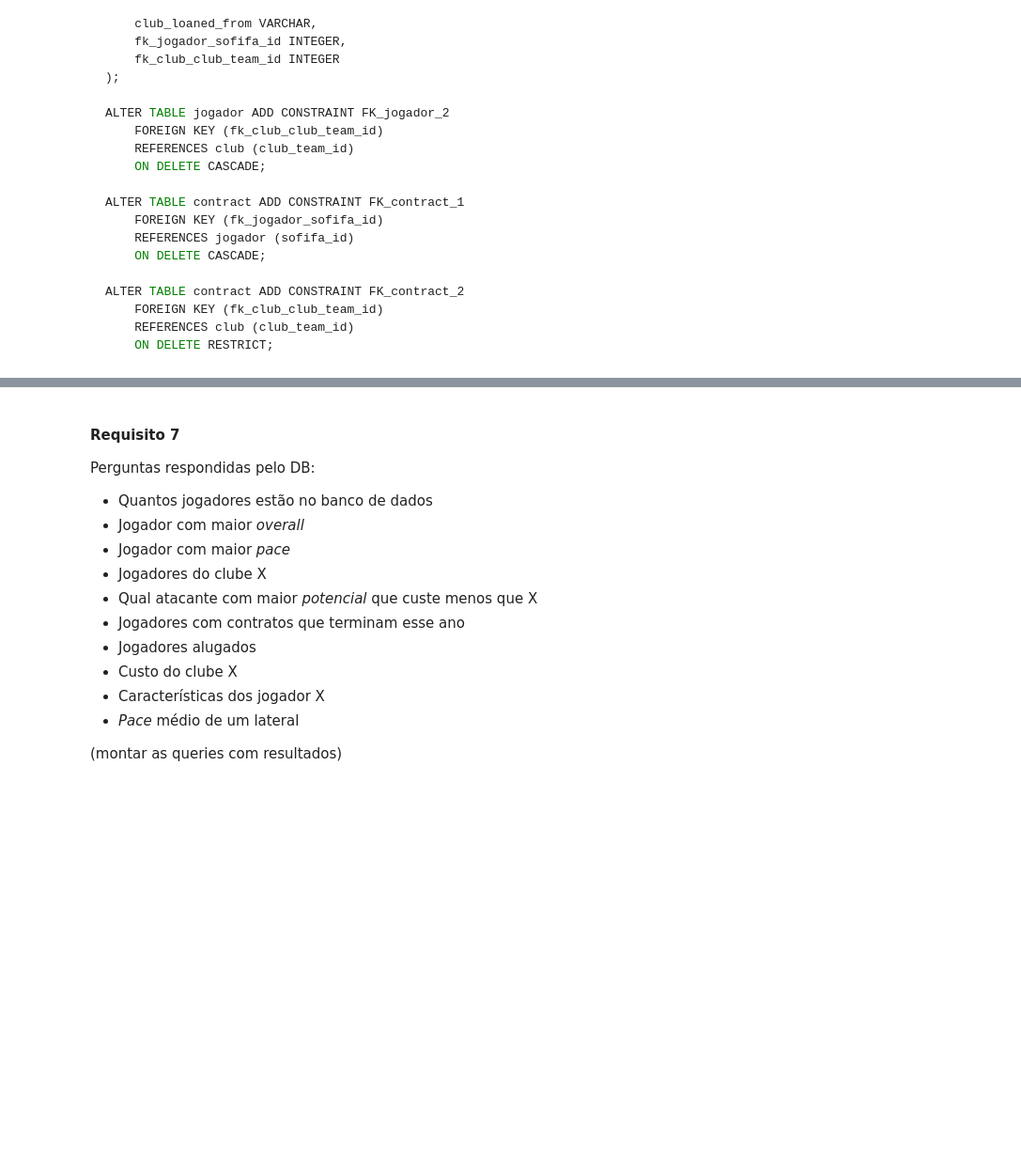
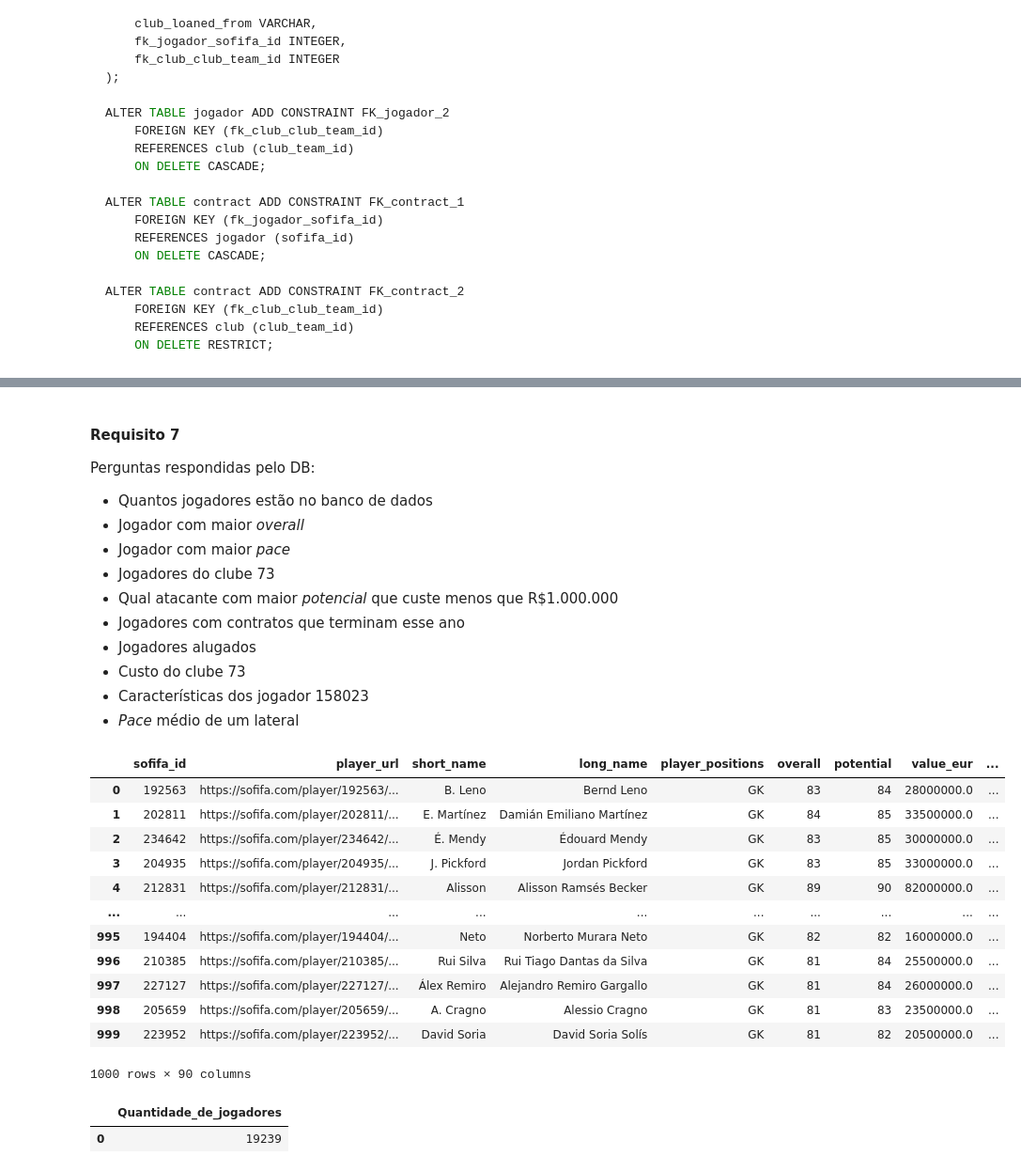
Before and after one commit to gutessitore/PUC, a Jupyter notebook: Banco de Dados/ProjetoFifa/Relatório.ipynb, the cells around one changed output, grey strips where cells are left out. Shown at 94% size. Cells and saved outputs as stored; diff of their text form; code cells hidden in the pictures; blank space fills up the shorter version.

```diff
--- a/Banco de Dados/ProjetoFifa/Relatório.ipynb
+++ b/Banco de Dados/ProjetoFifa/Relatório.ipynb
@@ -200,12 +200,10 @@ Perguntas respondidas pelo DB:
 - Quantos jogadores estão no banco de dados
 - Jogador com maior *overall*
 - Jogador com maior *pace*
-- Jogadores do clube X
-- Qual atacante com maior *potencial* que custe menos que X
+- Jogadores do clube 73
+- Qual atacante com maior *potencial* que custe menos que R$1.000.000
 - Jogadores com contratos que terminam esse ano
 - Jogadores alugados
-- Custo do clube X
-- Características dos jogador X
+- Custo do clube 73
+- Características dos jogador 158023
 - *Pace* médio de um lateral
-
-(montar as queries com resultados)
@@ -211,0 +322,34 @@ Perguntas respondidas pelo DB:
+# %%
+api_key = os.environ.get("BIG_QUERY_API_KEY")
+
+query = """
+SELECT * FROM `puc-sp.fifa.player` LIMIT 1000
+"""
+
+execute(api_key, query)
+# %% [output]
+|  | sofifa_id | player_url | short_name | long_name | player_positions | overall | potential | value_eur | ... |
+| 0 | 192563 | https://sofifa.com/player/192563/... | B. Leno | Bernd Leno | GK | 83 | 84 | 28000000.0 | ... |
+| 1 | 202811 | https://sofifa.com/player/202811/... | E. Martínez | Damián Emiliano Martínez | GK | 84 | 85 | 33500000.0 | ... |
+| 2 | 234642 | https://sofifa.com/player/234642/... | É. Mendy | Édouard Mendy | GK | 83 | 85 | 30000000.0 | ... |
+| 3 | 204935 | https://sofifa.com/player/204935/... | J. Pickford | Jordan Pickford | GK | 83 | 85 | 33000000.0 | ... |
+| 4 | 212831 | https://sofifa.com/player/212831/... | Alisson | Alisson Ramsés Becker | GK | 89 | 90 | 82000000.0 | ... |
+| ... | ... | ... | ... | ... | ... | ... | ... | ... | ... |
+| 995 | 194404 | https://sofifa.com/player/194404/... | Neto | Norberto Murara Neto | GK | 82 | 82 | 16000000.0 | ... |
+| 996 | 210385 | https://sofifa.com/player/210385/... | Rui Silva | Rui Tiago Dantas da Silva | GK | 81 | 84 | 25500000.0 | ... |
+| 997 | 227127 | https://sofifa.com/player/227127/... | Álex Remiro | Alejandro Remiro Gargallo | GK | 81 | 84 | 26000000.0 | ... |
+| 998 | 205659 | https://sofifa.com/player/205659/... | A. Cragno | Alessio Cragno | GK | 81 | 83 | 23500000.0 | ... |
+| 999 | 223952 | https://sofifa.com/player/223952/... | David Soria | David Soria Solís | GK | 81 | 82 | 20500000.0 | ... |
+1000 rows × 90 columns
+# %%
+# Pergunta 1
+# Quantos jogadores estão no banco de dados
+
+pergunta_1 = """
+SELECT COUNT(sofifa_id) AS Quantidade_de_jogadores FROM `puc-sp.fifa.player`
+"""
+
+execute(api_key, pergunta_1)
+# %% [output]
+|  | Quantidade_de_jogadores |
+| 0 | 19239 |
```
Also changed, not shown: parts of 10 cells of this notebook, 1 other file.
